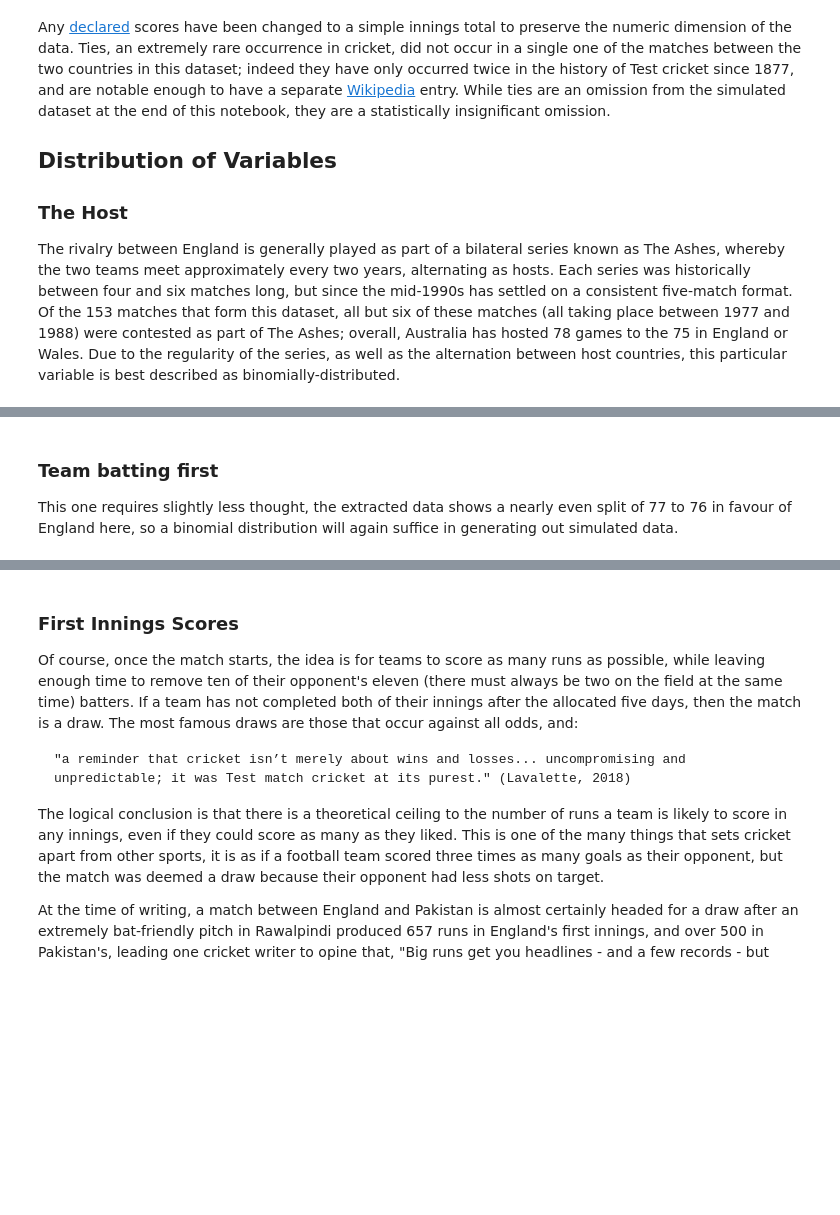
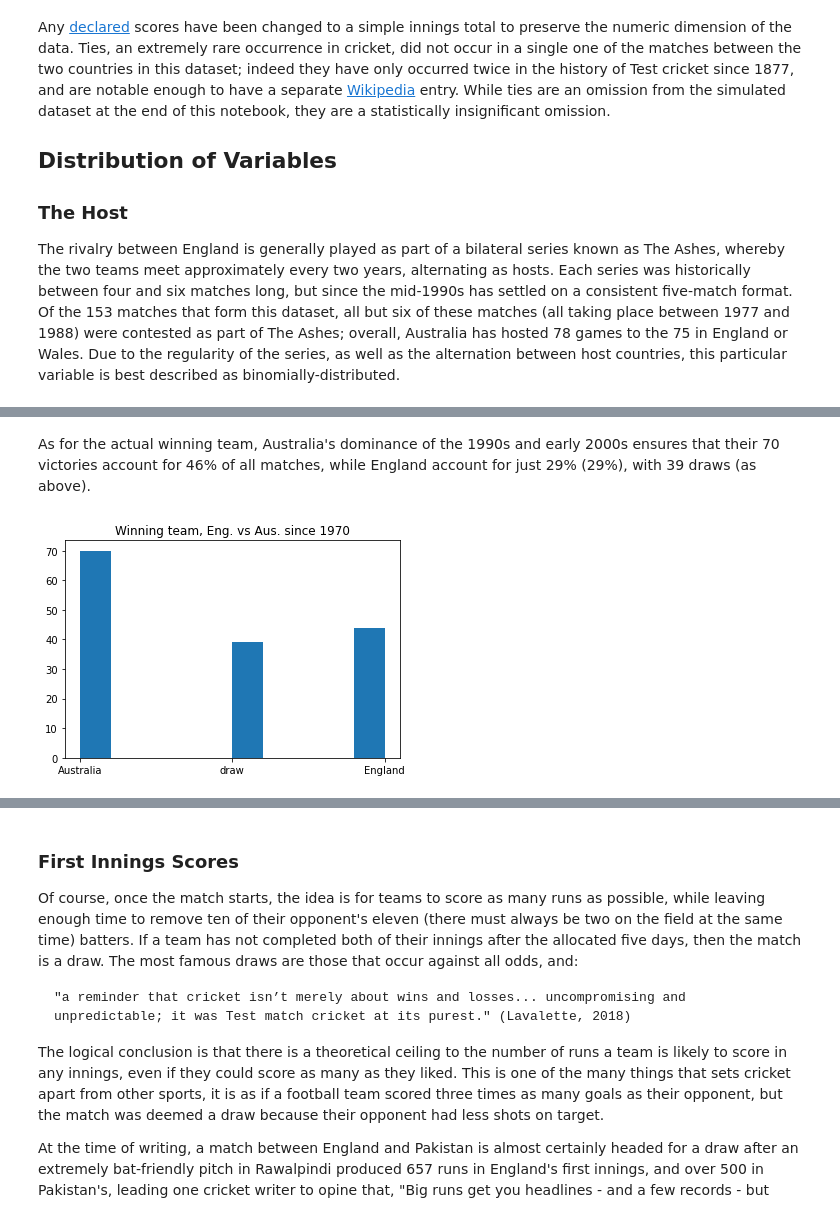
Before and after one commit to kiehozero/atu-progda-assignment, a Jupyter notebook: assignment.ipynb, the cells around one changed output, grey strips where cells are left out. Drawn from its saved outputs; the diff is of its cells as text; code cells hidden in the pictures; blank space fills up the shorter version.

```diff
--- a/assignment.ipynb
+++ b/assignment.ipynb
@@ -195,4 +194,16 @@ tests = 200
-# %% [markdown]
-### Team batting first
-
-This one requires slightly less thought, the extracted data shows a nearly even split of 77 to 76 in favour of England here, so a binomial distribution will again suffice in generating out simulated data.
+# %% [markdown]
+As for the actual winning team, Australia's dominance of the 1990s and early 2000s ensures that their 70 victories account for 46% of all matches, while England account for just 29% (29%), with 39 draws (as above).
+# %%
+# plotting winning team for England vs Australia matches since 1970
+
+plt.hist(ash['winner'])
+plt.title("Winning team, Eng. vs Aus. since 1970")
+plt.show()
+
+
+# ADD SIMULATED DATA MULTINOMIAL
+
+# re-interating number of tests we wish to simulate
+tests = 200
+# %% [output]
+[figure, added]
```
Also changed, not shown: parts of 24 cells of this notebook, 2 other files.
